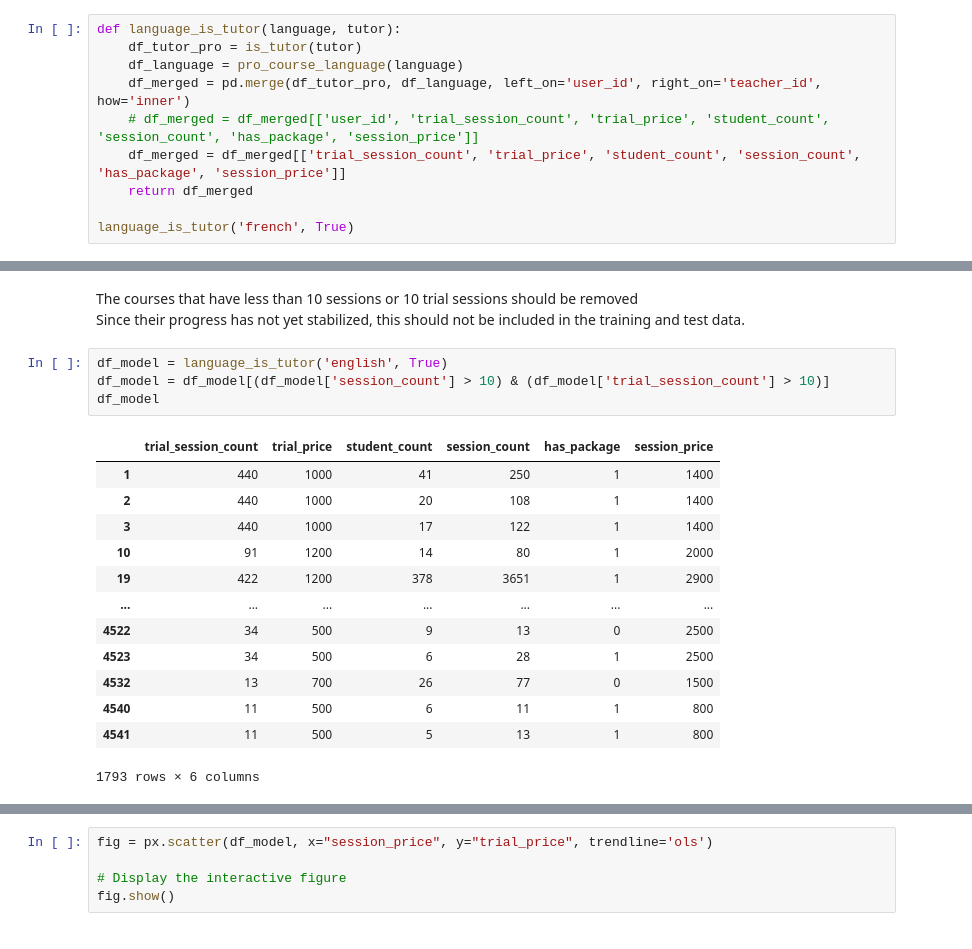
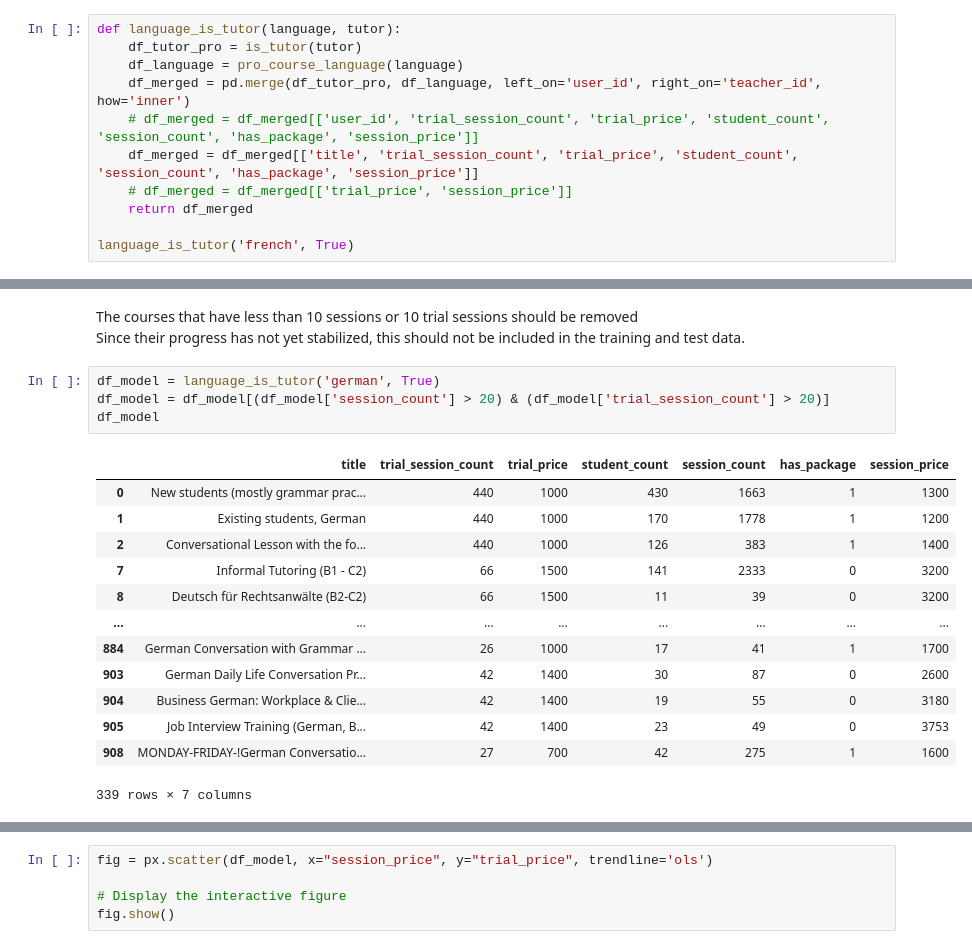
Before and after one commit to ernmin/Project4GA, a Jupyter notebook: prediction_model/prediction_model.ipynb, the cells around one changed output, grey strips where cells are left out. Drawn from its saved outputs; the diff is of its cells as text.

```diff
--- a/prediction_model/prediction_model.ipynb
+++ b/prediction_model/prediction_model.ipynb
@@ -118,7 +203,8 @@ def language_is_tutor(language, tutor):
     df_language = pro_course_language(language)
     df_merged = pd.merge(df_tutor_pro, df_language, left_on='user_id', right_on='teacher_id', how='inner')
     # df_merged = df_merged[['user_id', 'trial_session_count', 'trial_price', 'student_count', 'session_count', 'has_package', 'session_price']]
-    df_merged = df_merged[['trial_session_count', 'trial_price', 'student_count', 'session_count', 'has_package', 'session_price']]
+    df_merged = df_merged[['title', 'trial_session_count', 'trial_price', 'student_count', 'session_count', 'has_package', 'session_price']]
+    # df_merged = df_merged[['trial_price', 'session_price']]
     return df_merged
 
 language_is_tutor('french', True)
@@ -140,21 +226,21 @@ language_is_tutor('french', True)
 The courses that have less than 10 sessions or 10 trial sessions should be removed\
 Since their progress has not yet stabilized, this should not be included in the training and test data.
 # %%
-df_model = language_is_tutor('english', True)
-df_model = df_model[(df_model['session_count'] > 10) & (df_model['trial_session_count'] > 10)]
+df_model = language_is_tutor('german', True)
+df_model = df_model[(df_model['session_count'] > 20) & (df_model['trial_session_count'] > 20)]
 df_model
 # %% [output]
-|  | trial_session_count | trial_price | student_count | session_count | has_package | session_price |
-| 1 | 440 | 1000 | 41 | 250 | 1 | 1400 |
-| 2 | 440 | 1000 | 20 | 108 | 1 | 1400 |
-| 3 | 440 | 1000 | 17 | 122 | 1 | 1400 |
-| 10 | 91 | 1200 | 14 | 80 | 1 | 2000 |
-| 19 | 422 | 1200 | 378 | 3651 | 1 | 2900 |
-| ... | ... | ... | ... | ... | ... | ... |
-| 4522 | 34 | 500 | 9 | 13 | 0 | 2500 |
-| 4523 | 34 | 500 | 6 | 28 | 1 | 2500 |
-| 4532 | 13 | 700 | 26 | 77 | 0 | 1500 |
-| 4540 | 11 | 500 | 6 | 11 | 1 | 800 |
-| 4541 | 11 | 500 | 5 | 13 | 1 | 800 |
+|  | title | trial_session_count | trial_price | student_count | session_count | has_package | session_price |
+| 0 | New students (mostly grammar prac... | 440 | 1000 | 430 | 1663 | 1 | 1300 |
+| 1 | Existing students, German | 440 | 1000 | 170 | 1778 | 1 | 1200 |
+| 2 | Conversational Lesson with the fo... | 440 | 1000 | 126 | 383 | 1 | 1400 |
+| 7 | Informal Tutoring (B1 - C2) | 66 | 1500 | 141 | 2333 | 0 | 3200 |
+| 8 | Deutsch für Rechtsanwälte (B2-C2) | 66 | 1500 | 11 | 39 | 0 | 3200 |
+| ... | ... | ... | ... | ... | ... | ... | ... |
+| 884 | German Conversation with Grammar ... | 26 | 1000 | 17 | 41 | 1 | 1700 |
+| 903 | German Daily Life Conversation Pr... | 42 | 1400 | 30 | 87 | 0 | 2600 |
+| 904 | Business German: Workplace & Clie... | 42 | 1400 | 19 | 55 | 0 | 3180 |
+| 905 | Job Interview Training (German, B... | 42 | 1400 | 23 | 49 | 0 | 3753 |
+| 908 | MONDAY-FRIDAY-!German Conversatio... | 27 | 700 | 42 | 275 | 1 | 1600 |
-1793 rows × 6 columns
+339 rows × 7 columns
 # %%
```
Also changed, not shown: parts of 28 cells of this notebook, 3 other files.
